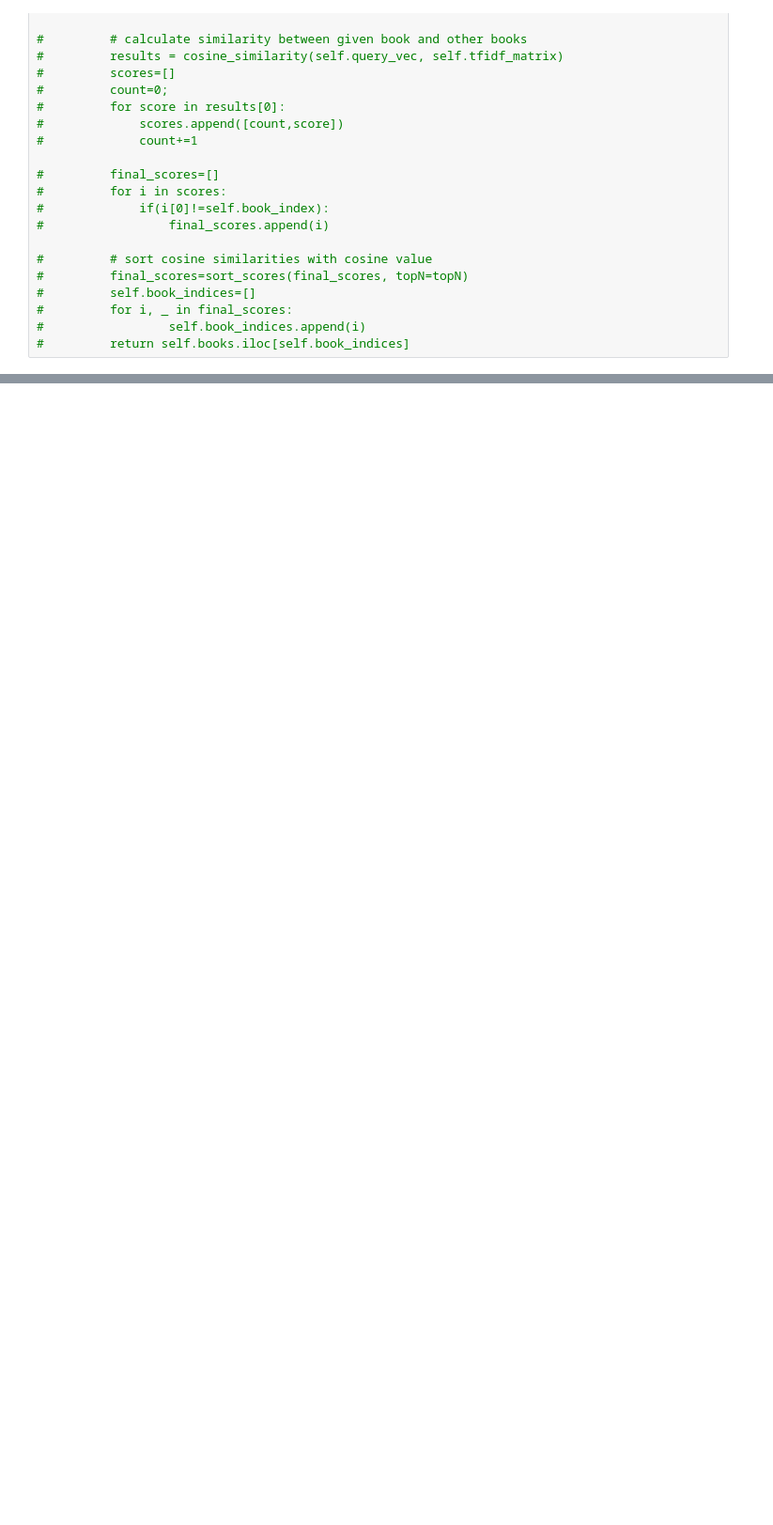
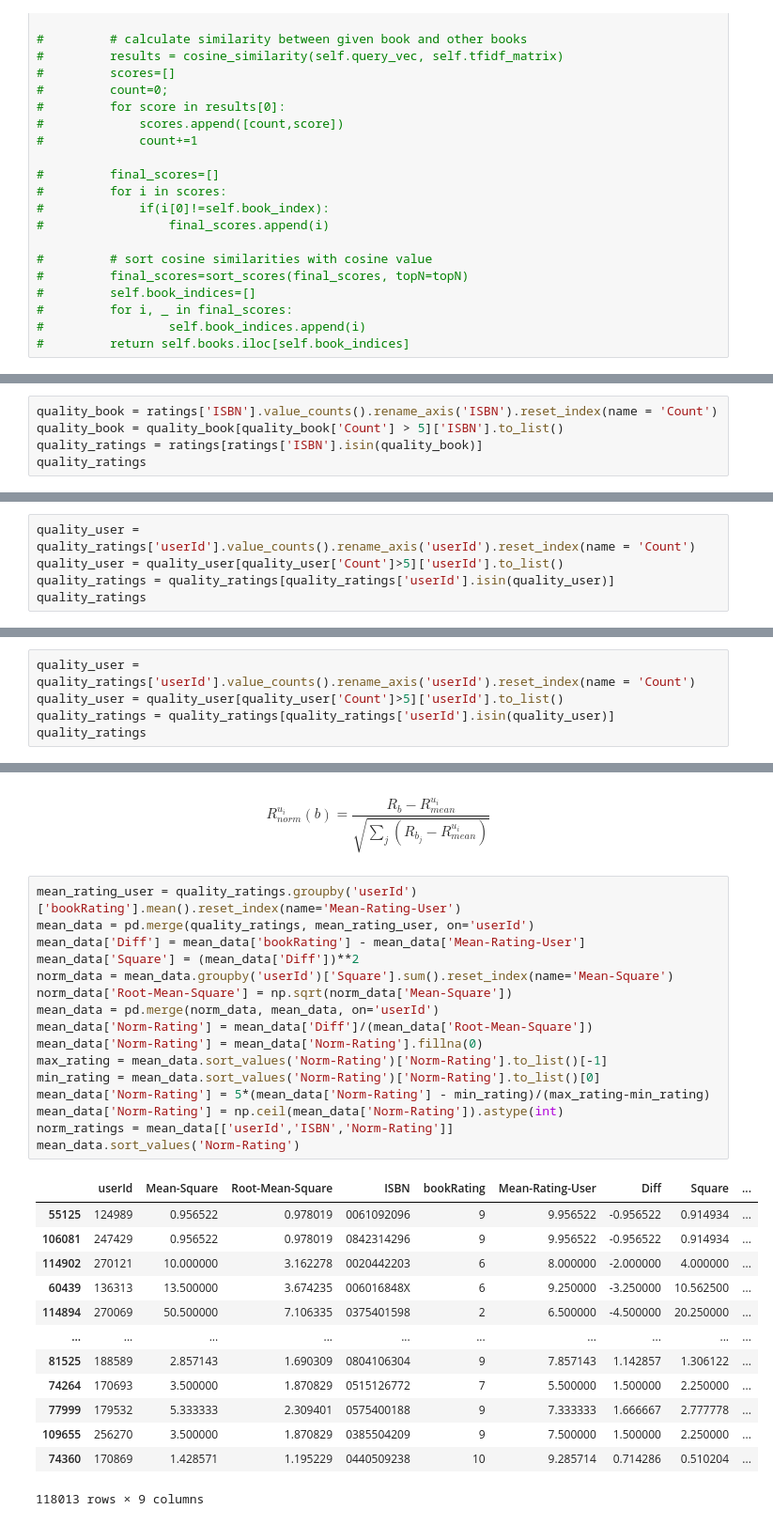
Before and after one commit to mohsenMahmoodzadeh/book-crossing-recommender-system, a Jupyter notebook: Recommendation.ipynb, the cells around one changed output, grey strips where cells are left out. Shown at 94% size. Drawn from its saved outputs; the diff is of its cells as text; blank space fills up the shorter version.

```diff
--- a/Recommendation.ipynb
+++ b/Recommendation.ipynb
@@ -851,0 +625,5 @@ Recommendations for ['0446526614' 'Talking to Addison' 'Jenny Colgan' 2002 'Warn
+# %%
+quality_book = ratings['ISBN'].value_counts().rename_axis('ISBN').reset_index(name = 'Count')
+quality_book = quality_book[quality_book['Count'] > 5]['ISBN'].to_list()
+quality_ratings = ratings[ratings['ISBN'].isin(quality_book)]
+quality_ratings
@@ -851,0 +644,5 @@ Recommendations for ['0446526614' 'Talking to Addison' 'Jenny Colgan' 2002 'Warn
+# %%
+quality_user = quality_ratings['userId'].value_counts().rename_axis('userId').reset_index(name = 'Count')
+quality_user = quality_user[quality_user['Count']>5]['userId'].to_list()
+quality_ratings = quality_ratings[quality_ratings['userId'].isin(quality_user)]
+quality_ratings
@@ -851,0 +663,5 @@ Recommendations for ['0446526614' 'Talking to Addison' 'Jenny Colgan' 2002 'Warn
+# %%
+quality_user = quality_ratings['userId'].value_counts().rename_axis('userId').reset_index(name = 'Count')
+quality_user = quality_user[quality_user['Count']>5]['userId'].to_list()
+quality_ratings = quality_ratings[quality_ratings['userId'].isin(quality_user)]
+quality_ratings
@@ -851,0 +719,32 @@ Recommendations for ['0446526614' 'Talking to Addison' 'Jenny Colgan' 2002 'Warn
+# %% [markdown]
+$${R}^{u_{i}}_{norm}(b) = \frac {R_{b} - R^{u_{i}}_{mean}}{\sqrt {\sum\limits_{j} (R_{b_{j}} - R^{u_{i}}_{mean})}}$$
+# %%
+mean_rating_user = quality_ratings.groupby('userId')['bookRating'].mean().reset_index(name='Mean-Rating-User')
+mean_data = pd.merge(quality_ratings, mean_rating_user, on='userId')
+mean_data['Diff'] = mean_data['bookRating'] - mean_data['Mean-Rating-User']
+mean_data['Square'] = (mean_data['Diff'])**2
+norm_data = mean_data.groupby('userId')['Square'].sum().reset_index(name='Mean-Square')
+norm_data['Root-Mean-Square'] = np.sqrt(norm_data['Mean-Square'])
+mean_data = pd.merge(norm_data, mean_data, on='userId')
+mean_data['Norm-Rating'] = mean_data['Diff']/(mean_data['Root-Mean-Square'])
+mean_data['Norm-Rating'] = mean_data['Norm-Rating'].fillna(0)
+max_rating = mean_data.sort_values('Norm-Rating')['Norm-Rating'].to_list()[-1]
+min_rating = mean_data.sort_values('Norm-Rating')['Norm-Rating'].to_list()[0]
+mean_data['Norm-Rating'] = 5*(mean_data['Norm-Rating'] - min_rating)/(max_rating-min_rating)
+mean_data['Norm-Rating'] = np.ceil(mean_data['Norm-Rating']).astype(int)
+norm_ratings = mean_data[['userId','ISBN','Norm-Rating']]
+mean_data.sort_values('Norm-Rating')
+# %% [output]
+|  | userId | Mean-Square | Root-Mean-Square | ISBN | bookRating | Mean-Rating-User | Diff | Square | ... |
+| 55125 | 124989 | 0.956522 | 0.978019 | 0061092096 | 9 | 9.956522 | -0.956522 | 0.914934 | ... |
+| 106081 | 247429 | 0.956522 | 0.978019 | 0842314296 | 9 | 9.956522 | -0.956522 | 0.914934 | ... |
+| 114902 | 270121 | 10.000000 | 3.162278 | 0020442203 | 6 | 8.000000 | -2.000000 | 4.000000 | ... |
+| 60439 | 136313 | 13.500000 | 3.674235 | 006016848X | 6 | 9.250000 | -3.250000 | 10.562500 | ... |
+| 114894 | 270069 | 50.500000 | 7.106335 | 0375401598 | 2 | 6.500000 | -4.500000 | 20.250000 | ... |
+| ... | ... | ... | ... | ... | ... | ... | ... | ... | ... |
+| 81525 | 188589 | 2.857143 | 1.690309 | 0804106304 | 9 | 7.857143 | 1.142857 | 1.306122 | ... |
+| 74264 | 170693 | 3.500000 | 1.870829 | 0515126772 | 7 | 5.500000 | 1.500000 | 2.250000 | ... |
+| 77999 | 179532 | 5.333333 | 2.309401 | 0575400188 | 9 | 7.333333 | 1.666667 | 2.777778 | ... |
+| 109655 | 256270 | 3.500000 | 1.870829 | 0385504209 | 9 | 7.500000 | 1.500000 | 2.250000 | ... |
+| 74360 | 170869 | 1.428571 | 1.195229 | 0440509238 | 10 | 9.285714 | 0.714286 | 0.510204 | ... |
+118013 rows × 9 columns
```
Also changed, not shown: parts of 85 cells of this notebook, 3 other files.
